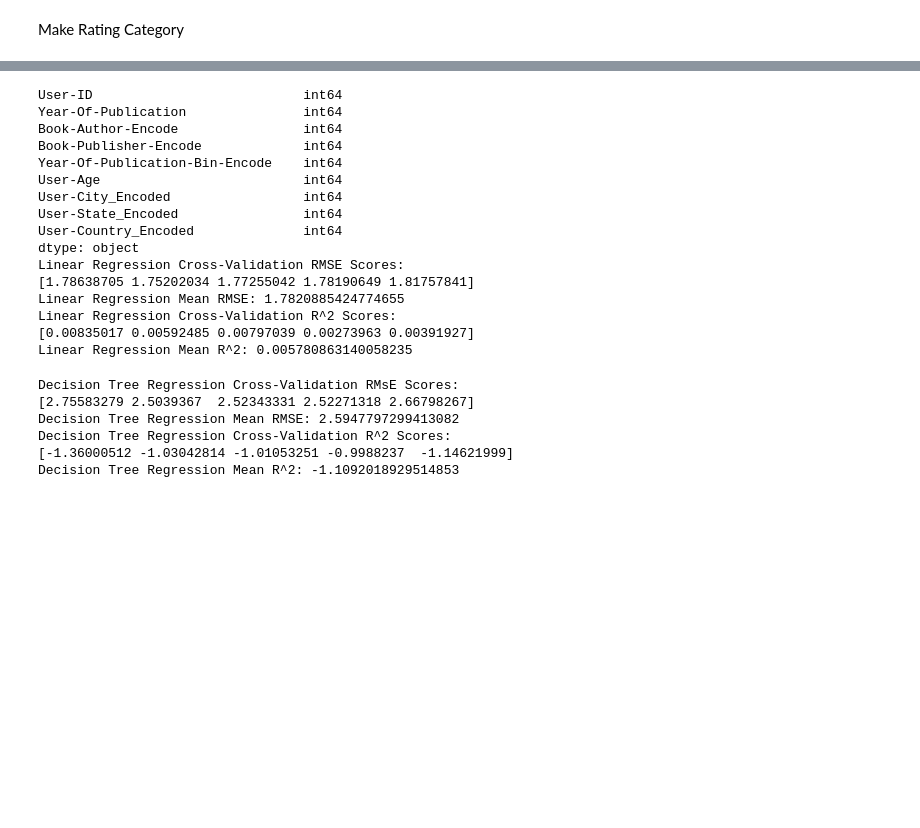
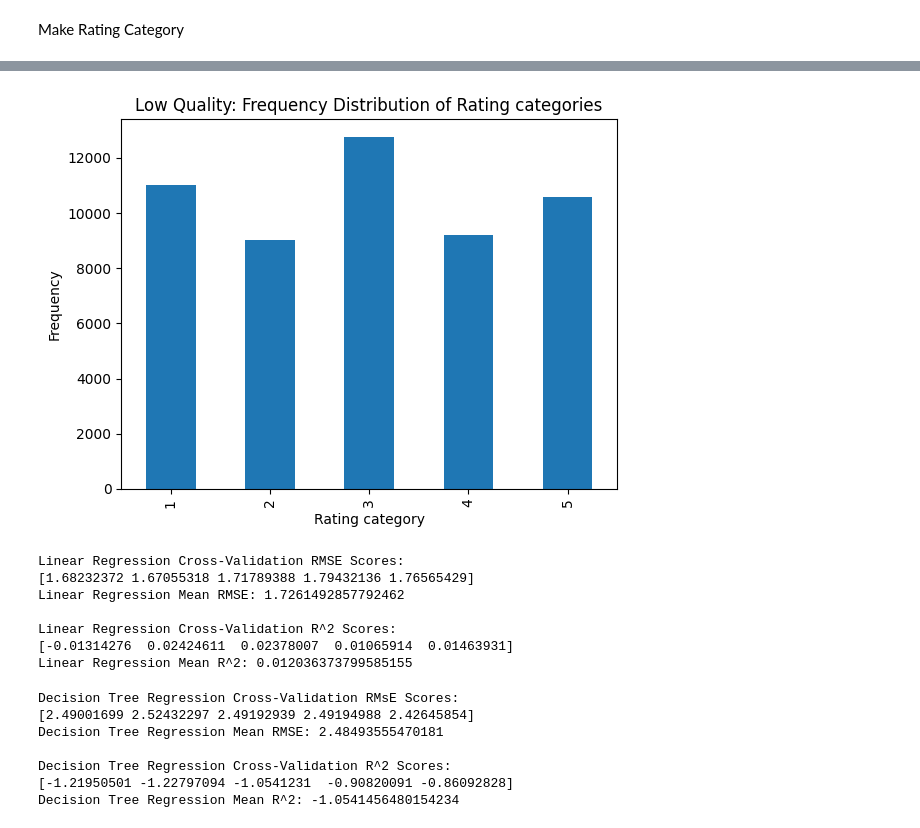
Before and after one commit to YubotKwng/Bookstore-management-Data-Processing, a Jupyter notebook: regresson.ipynb, the cells around one changed output, grey strips where cells are left out. Cells and saved outputs as stored; diff of their text form; code cells hidden in the pictures; blank space fills up the shorter version.

```diff
--- a/regresson.ipynb
+++ b/regresson.ipynb
@@ -64,10 +62,27 @@ Regresson
+# %%
+# Categorize rating for low quality
+lq_df['Rating-Category'] = pd.cut(lq_df['Book-Rating'],
+                                    bins=[0, 6, 7, 8, 9,10],
+                                    labels=[1, 2, 3, 4, 5],
+                                    right=True)
+rating_counts = lq_df['Rating-Category'].value_counts().sort_index()
+rating_counts.plot(kind='bar')
+
+# Set plot title and labels
+plt.title('Low Quality: Frequency Distribution of Rating categories')
+plt.xlabel('Rating category')
+plt.ylabel('Frequency')
+
+# Display the plot
+plt.show()
+# %% [output]
+[figure, added]
 # %%
-x = books_df.drop(columns=['ISBN', 'Book-Rating', 'Rating-Category', 'Book-Title', 'Book-Author', 'Book-Publisher', 'Year-Of-Publication-Bin', 'User-City', 'User-State', 'User-Country', 'User-Age-Bin'])
-y = books_df['Book-Rating']
+# Regresson for high quality
+x = hq_df.drop(columns=['ISBN', 'Book-Rating', 'Rating-Category', 'Book-Title', 'Book-Author', 'Book-Publisher', 'Year-Of-Publication-Bin', 'User-City', 'User-State', 'User-Country', 'User-Age-Bin'])
+y = hq_df['Book-Rating']
 
 x_train, x_test, y_train, y_test = train_test_split(x, y, test_size = 0.2, random_state = 42)
-
-print(x.dtypes)
 
 # Compute MSE and R2 of linear regresson
 linear_reg= LinearRegression()
@@ -78,26 +93,18 @@ linear_rmse_scores= (-linear_scores)**0.5
 print('Linear Regression Cross-Validation RMSE Scores:')
 print(linear_rmse_scores)
 print('Linear Regression Mean RMSE:', linear_rmse_scores.mean())
+print()
 print('Linear Regression Cross-Validation R^2 Scores:')
 print(linear_r2_scores)
 print('Linear Regression Mean R^2:', linear_r2_scores.mean())
 # %% [output]
-User-ID                           int64
-Year-Of-Publication               int64
-Book-Author-Encode                int64
-Book-Publisher-Encode             int64
-Year-Of-Publication-Bin-Encode    int64
-User-Age                          int64
-User-City_Encoded                 int64
-User-State_Encoded                int64
-User-Country_Encoded              int64
-dtype: object
 Linear Regression Cross-Validation RMSE Scores:
-[1.78638705 1.75202034 1.77255042 1.78190649 1.81757841]
-Linear Regression Mean RMSE: 1.7820885424774655
+[1.68232372 1.67055318 1.71789388 1.79432136 1.76565429]
+Linear Regression Mean RMSE: 1.7261492857792462
+
 Linear Regression Cross-Validation R^2 Scores:
-[0.00835017 0.00592485 0.00797039 0.00273963 0.00391927]
-Linear Regression Mean R^2: 0.005780863140058235
+[-0.01314276  0.02424611  0.02378007  0.01065914  0.01463931]
+Linear Regression Mean R^2: 0.012036373799585155
 # %%
 # Initialize Decision Tree Regression model
 dt_reg= DecisionTreeRegressor(random_state=42)
@@ -109,13 +116,15 @@ dt_rmse_scores =(-dt_scores)**0.5
 print('Decision Tree Regression Cross-Validation RMsE Scores:')
 print(dt_rmse_scores)
 print('Decision Tree Regression Mean RMSE:', dt_rmse_scores.mean())
+print()
 print('Decision Tree Regression Cross-Validation R^2 Scores:')
 print(dt_r2_scores)
 print('Decision Tree Regression Mean R^2:', dt_r2_scores.mean())
 # %% [output]
 Decision Tree Regression Cross-Validation RMsE Scores:
-[2.75583279 2.5039367  2.52343331 2.52271318 2.66798267]
-Decision Tree Regression Mean RMSE: 2.5947797299413082
+[2.49001699 2.52432297 2.49192939 2.49194988 2.42645854]
+Decision Tree Regression Mean RMSE: 2.48493555470181
+
 Decision Tree Regression Cross-Validation R^2 Scores:
-[-1.36000512 -1.03042814 -1.01053251 -0.9988237  -1.14621999]
-Decision Tree Regression Mean R^2: -1.1092018929514853
+[-1.21950501 -1.22797094 -1.0541231  -0.90820091 -0.86092828]
+Decision Tree Regression Mean R^2: -1.0541456480154234
```
Also changed, not shown: parts of 9 cells of this notebook.
